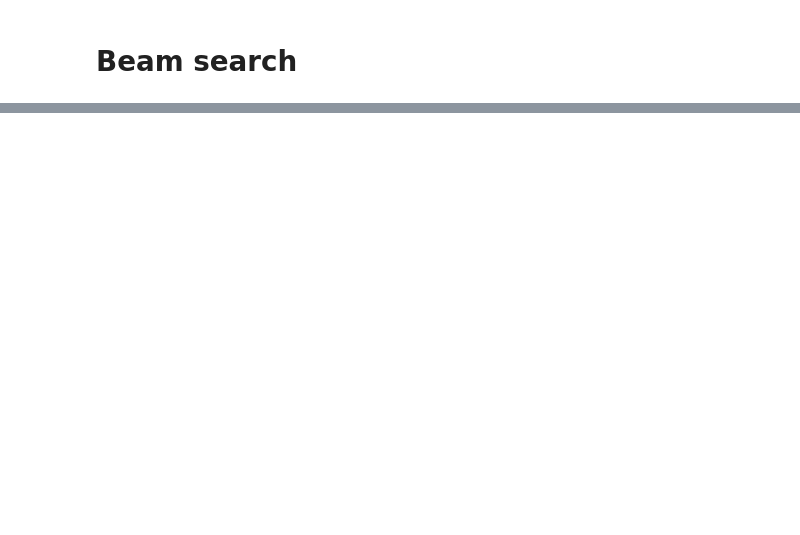
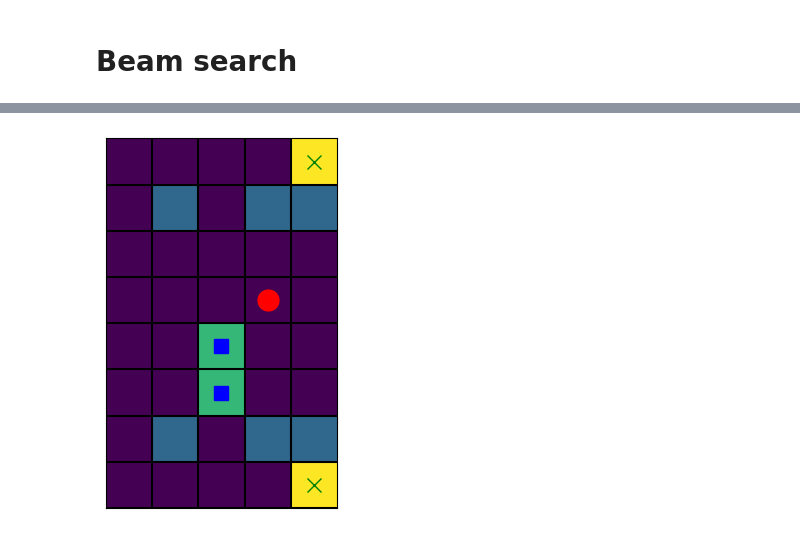
Before and after one commit to alx-sima/sokoban, a Jupyter notebook: main.ipynb, the cells around one changed output, grey strips where cells are left out. Cells and saved outputs as stored; diff of their text form; code cells hidden in the pictures; blank space fills up the shorter version.

```diff
--- a/main.ipynb
+++ b/main.ipynb
@@ -182,2 +253,100 @@ astar(playmap)
 # %% [markdown]
 # Beam search
+# %%
+from typing import Callable, Sequence
+
+from tempfile import mkdtemp
+from shutil import rmtree
+
+def save_play(moves: list[Map | str], name: str, path: str="."):
+    tmpdir = mkdtemp()
+    save_images(moves, tmpdir)
+    create_gif(tmpdir, name, path)
+    rmtree(tmpdir)
+
+def boxes_placed(state: Map) -> int:
+    cost = 0
+
+    for target in state.targets:
+        if target not in state.positions_of_boxes:
+            cost += 1
+
+    return cost
+
+def boxes_total_distance(state: Map) -> int:
+    free_targets = []
+    boxes_on_target = set()
+
+    for target in state.targets:
+        if target not in state.positions_of_boxes:
+            free_targets.append(target)
+            continue
+
+        box_name = state.positions_of_boxes[target]
+        boxes_on_target.add(box_name)
+
+    if len(free_targets) == 0:
+        return 0
+
+    goal_distances = lee(state, free_targets, [1])
+
+    cost = 0
+    if len(free_targets) > 1:
+        for i in range(len(free_targets)):
+            goal_distances2 = lee(state, free_targets[:i] + free_targets[i + 1:], [1])
+            target_distance = 0
+
+            for box in state.boxes.values():
+                if box.name in boxes_on_target:
+                    continue
+
+                target_distance = max(target_distance, goal_distances2[box.x][box.y])
+
+            cost += target_distance
+
+
+    for box in state.boxes.values():
+        if box.name in boxes_on_target:
+            continue
+
+        target_distance = goal_distances[box.x][box.y]
+        cost += target_distance
+
+    return cost
+
+def beam_search(state: Map, heuristic: Callable[[Map], int], k: int, max_iters: int = 100) -> list[Map | str] | None:
+    beam = [([], state)]
+
+    for _ in range(max_iters):
+        beam_children = []
+        children_costs = []
+
+        for child in beam:
+            history, state = child
+            history.append(state.__str__())
+
+            if state.is_solved():
+                return history
+
+            children = state.get_neighbours()
+            children = list(filter(lambda x: x.undo_moves <= state.undo_moves, children))
+
+            costs = list(map(lambda x: heuristic(x), children))
+            children = list(map(lambda x: (history.copy(), x), children))
+
+            beam_children += children
+            children_costs += costs
+
+        costs = np.array(children_costs)
+        costs = np.exp(costs.max() - costs)
+        costs /= costs.sum()
+
+        xs = np.random.choice(range(len(costs)), min(k, len(costs)), replace=False, p=costs)
+        beam = [beam_children[i] for i in xs]
+
+    print("euristica",heuristic(beam[0][1]))
+    beam[0][1].plot_map()
+    save_play(beam[0][0], "Try", ".")
+
+beam_search(playmap.copy(), boxes_total_distance, 70, 100)
+# %% [output]
@@ -183,0 +354 @@ astar(playmap)
+[figure, added]
```
Also changed, not shown: parts of 19 cells of this notebook.
